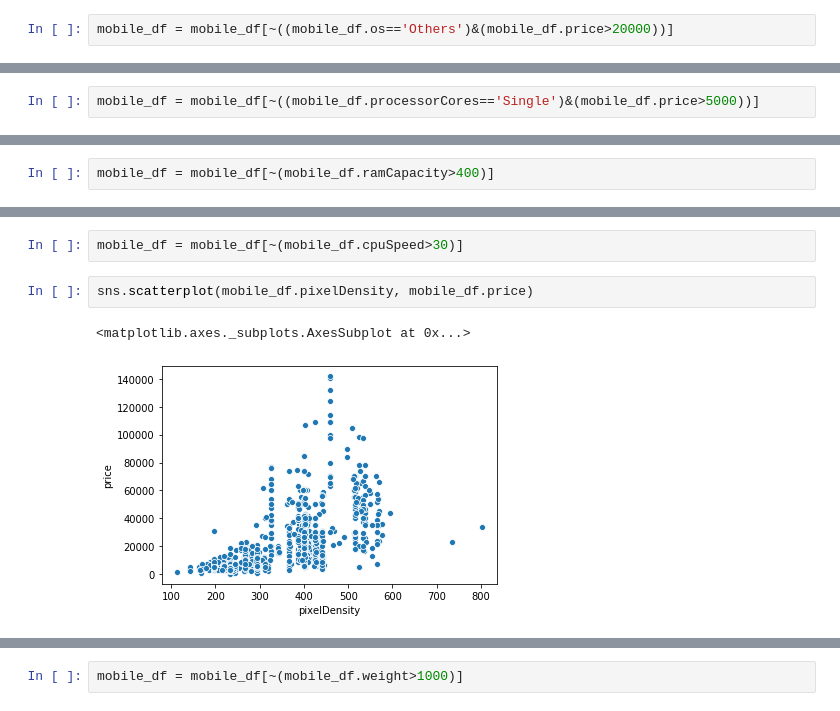
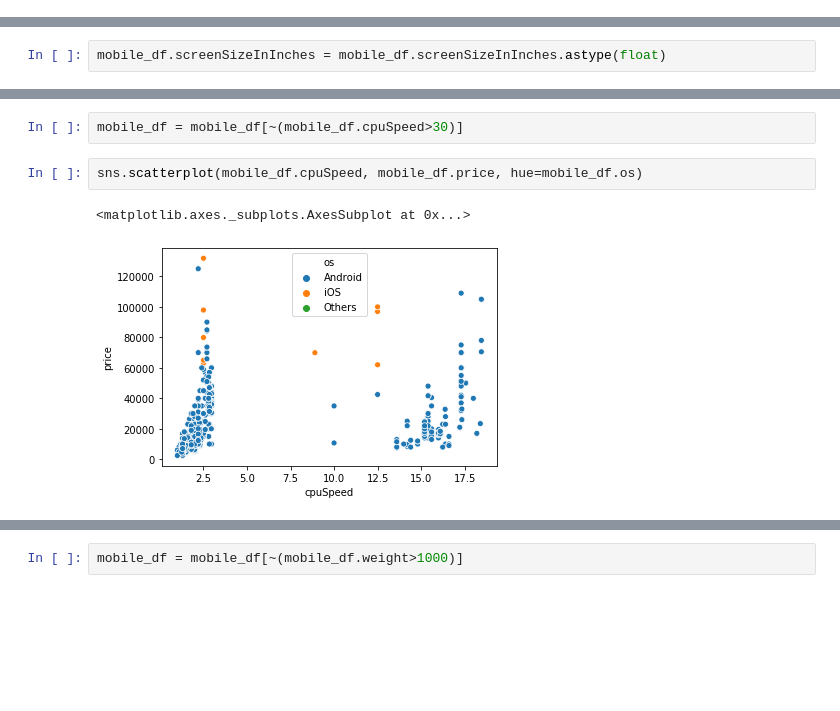
Before and after one commit to sasi0212/Mobile-Phone-Price-Prediction, a Jupyter notebook: 2.Data_Cleaning, EDA & Model.ipynb, the cells around one changed output, grey strips where cells are left out. Saved outputs shown, nothing was run; the diff lists cells and outputs as text; blank space fills up the shorter version.

```diff
--- a/2.Data_Cleaning, EDA & Model.ipynb
+++ b/2.Data_Cleaning, EDA & Model.ipynb
@@ -324,5 +413,3 @@ cat_col_box_plot(colName='os', figSize=(7,5))
-# %%
-mobile_df = mobile_df[~((mobile_df.os=='Others')&(mobile_df.price>20000))]
 # %%
 cat_col_box_plot('processorCores', (8,5))
 # %% [output]
@@ -330,5 +417,3 @@ cat_col_box_plot('processorCores', (8,5))
-# %%
-mobile_df = mobile_df[~((mobile_df.processorCores=='Single')&(mobile_df.price>5000))]
 # %%
 sns.scatterplot(mobile_df.osVersion, mobile_df.price, hue=mobile_df.os)
 # %% [output]
@@ -337,3 +422,5 @@ sns.scatterplot(mobile_df.osVersion, mobile_df.price, hue=mobile_df.os)
+# %%
+mobile_df.screenSizeInInches = mobile_df.screenSizeInInches.astype(float)
 # %%
 fig, ax = plt.subplots(1,2, figsize=(15,5))
 sns.scatterplot(mobile_df.screenSizeInInches, mobile_df.price, ax=ax[0])
@@ -357,2 +443,0 @@ sns.scatterplot(x='ramCapacity', y="price", data=mobile_df)
-# %%
-mobile_df = mobile_df[~(mobile_df.ramCapacity>400)]
@@ -368,10 +449,10 @@ sns.scatterplot(mobile_df.cpuSpeed, mobile_df.price)
 # %%
 mobile_df = mobile_df[~(mobile_df.cpuSpeed>30)]
 # %%
-sns.scatterplot(mobile_df.pixelDensity, mobile_df.price)
+sns.scatterplot(mobile_df.cpuSpeed, mobile_df.price, hue=mobile_df.os)
 # %% [output]
 <matplotlib.axes._subplots.AxesSubplot at 0x...>
-[figure, old version]
+[figure, new version]
 # %%
 sns.scatterplot(mobile_df.rearCamera, mobile_df.price)
 # %% [output]
```
Also changed, not shown: parts of 180 cells of this notebook, 3 other files.
